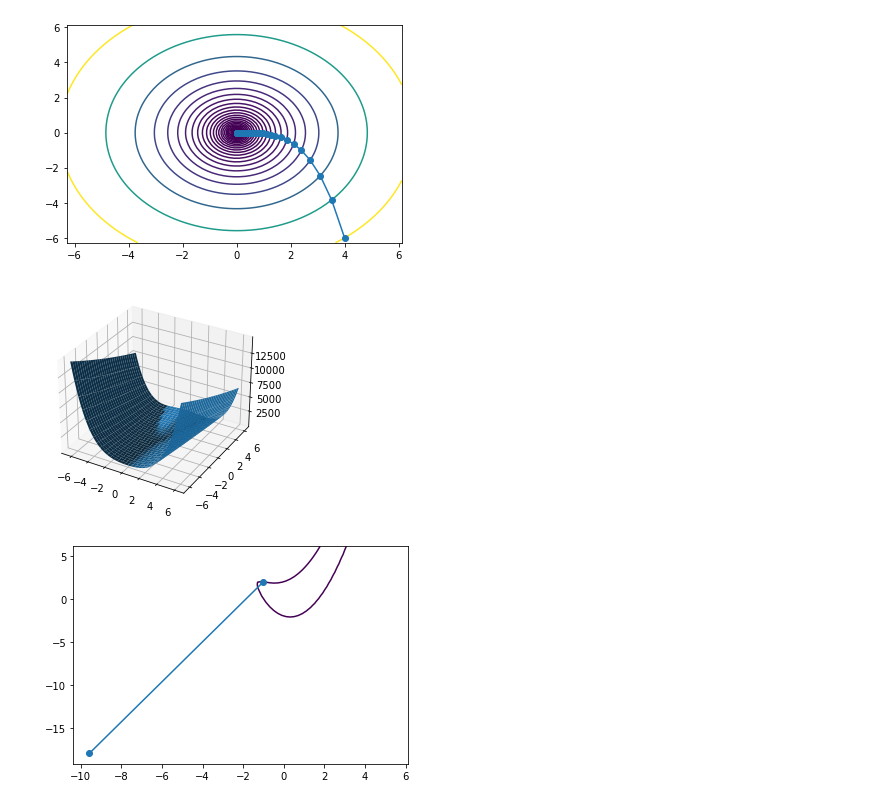
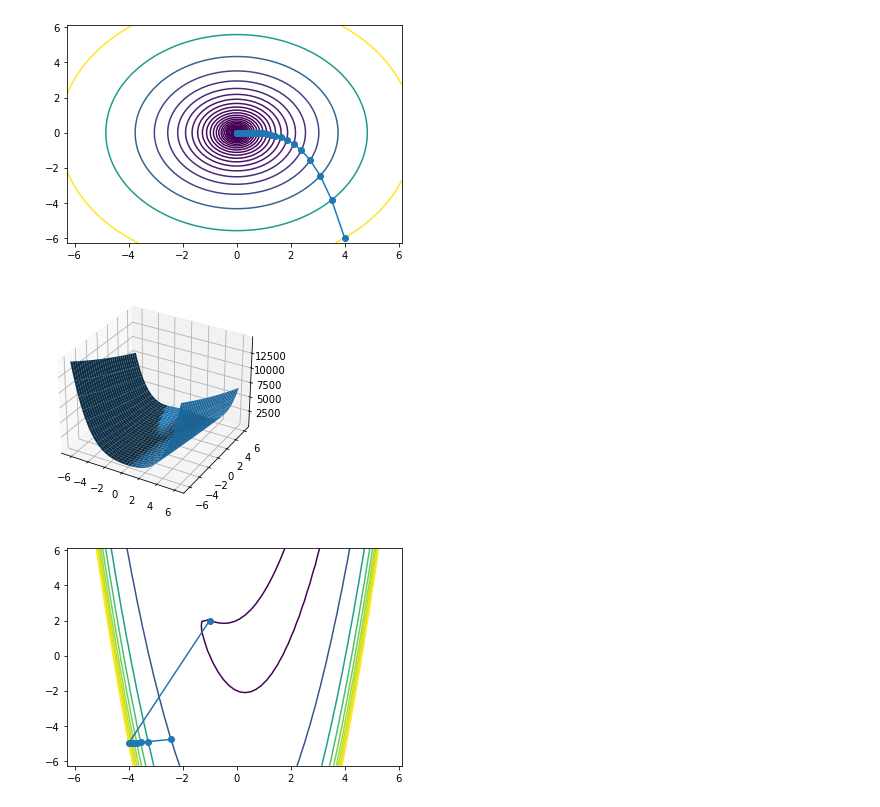
Before and after one commit to Volodka22/MetOpt, a Jupyter notebook: ans.ipynb, the cells around one changed output. Saved outputs shown, nothing was run; the diff lists cells and outputs as text; code cells hidden in the pictures.

```diff
--- a/ans.ipynb
+++ b/ans.ipynb
@@ -306,7 +306,7 @@ line_of_levels(function_x2_y2, grad_x2_y2, (lambda a: 0.06), np.asarray([4., -6.
 [figure]
 # %%
 picture_function(function_rosebrok)
-line_of_levels(function_rosebrok, grad_rosebrok, (lambda a: lr_exponent_function(a)), np.asarray([-1., 2.]))
+line_of_levels(function_rosebrok, grad_rosebrok, (lambda a: lr_exponent_function(a * a)), np.asarray([-1., 2.]))
 # %% [output]
 [figure]
-[figure, old version]
+[figure, new version]
```
Also changed, not shown: parts of 1 cell of this notebook, 1 other file.
